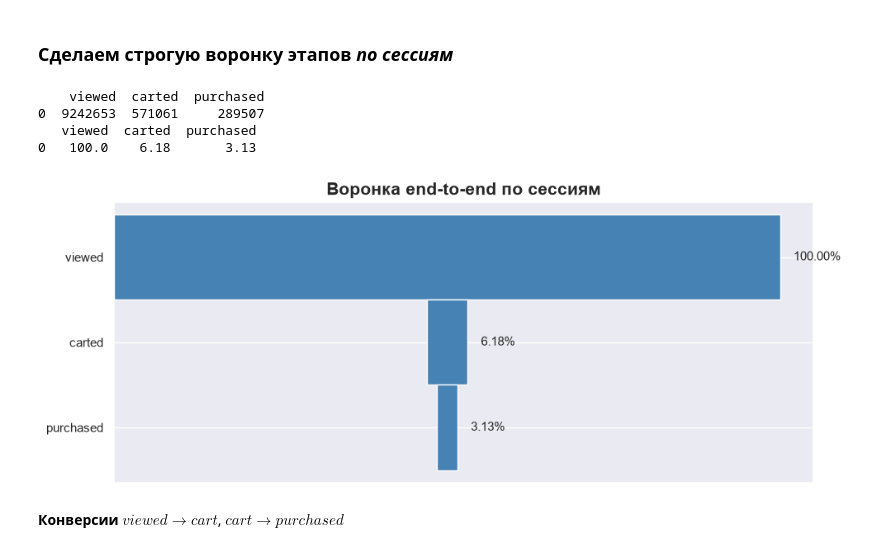
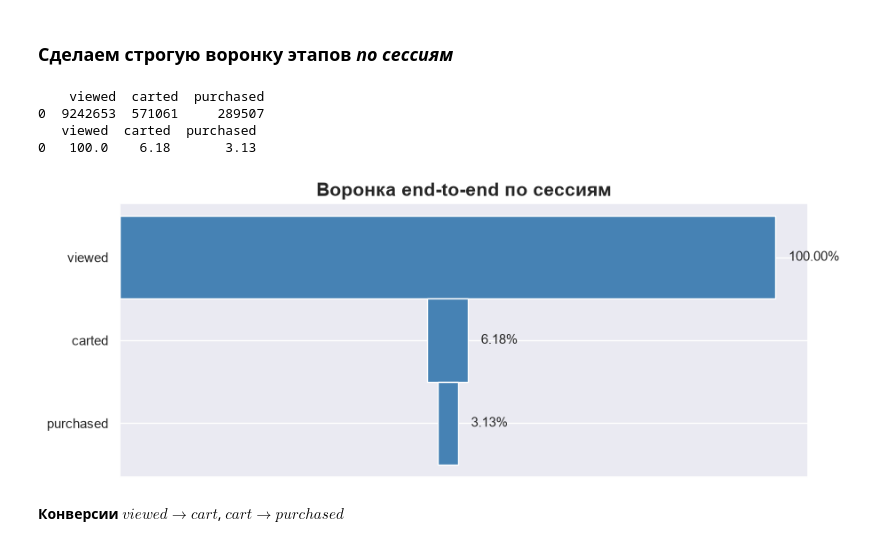
Before and after one commit to AlkhovskiiKY/ecommerce-eda-retention, a Jupyter notebook: eda.ipynb, the cells around one changed output. Saved outputs shown, nothing was run; the diff lists cells and outputs as text; code cells hidden in the pictures.

```diff
--- a/eda.ipynb
+++ b/eda.ipynb
@@ -425,35 +436,35 @@ pct_session_funnel['purchased']=(session_funnel['purchased']/session_funnel['vie
 
 print(pct_session_funnel)
 
 
 stages = ['viewed', 'carted', 'purchased']
 
 plot_df = pct_session_funnel[stages].T
 plot_df.columns = ['pct']
 plot_df = plot_df.reindex(stages)
 values = plot_df['pct'].values
 lefts = (values.max() - values) / 2
 y = np.arange(len(values))
 
 fig, ax = plt.subplots(figsize=(10, 4))
 ax.barh(y, values, left=lefts, color='steelblue', height=1)
 
 ax.set_yticks(y, plot_df.index)
 ax.invert_yaxis()
 ax.set_xticks([])
 
 for i, (v, l) in enumerate(zip(values, lefts)):
     ax.text(l + v + 2, i, f'{v:.2f}%', va='center', fontsize=11)
 
 ax.set_title('Воронка end-to-end по сессиям', fontsize=15, fontweight='bold')
-plt.tight_layout()
+fig.savefig('img/session_funnel.png')
 plt.show()
 # %% [output]
     viewed  carted  purchased
 0  9242653  571061     289507
    viewed  carted  purchased
 0   100.0    6.18       3.13
-[figure, old version]
+[figure, new version]
 # %% [markdown]
 __Конверсии__ $viewed\rightarrow cart$, $cart\rightarrow purchased$
 # %%
```
Also changed, not shown: parts of 44 cells of this notebook, 5 other files.
